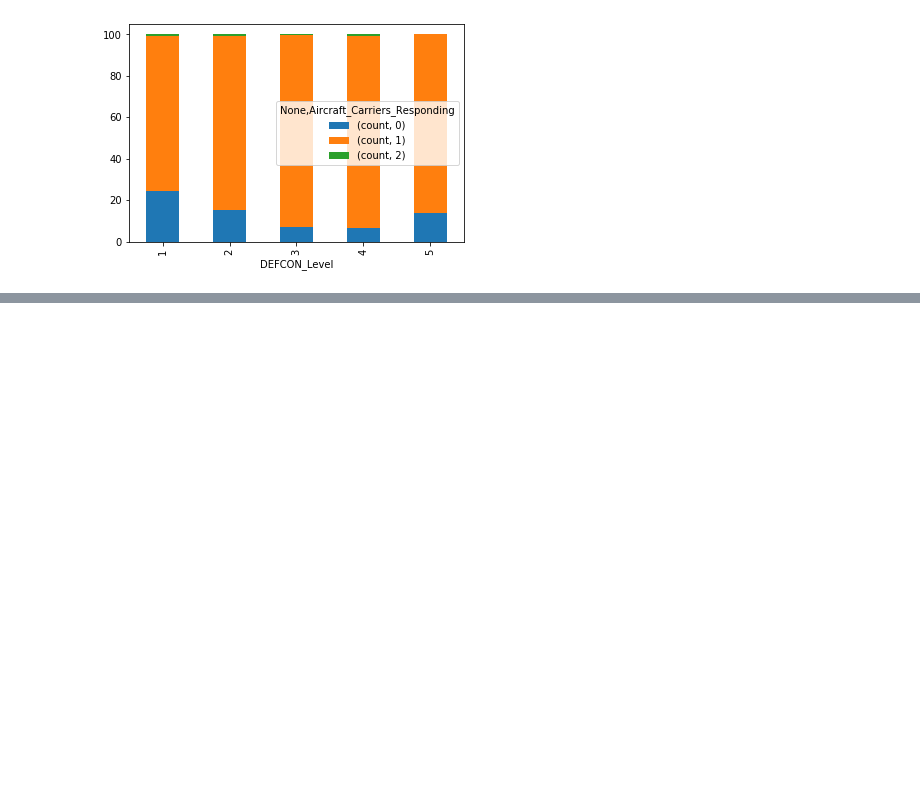
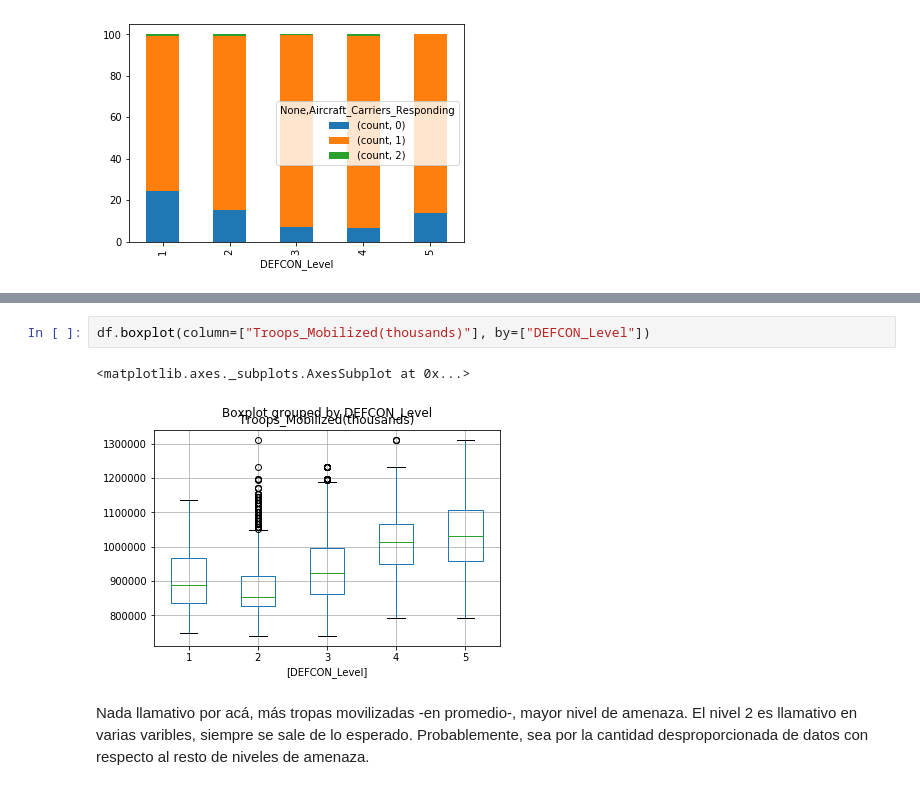
Before and after one commit to diegoesperguin/DEFCON, a Jupyter notebook: predict_DEFCON.ipynb, the cells around one changed output, grey strips where cells are left out. Drawn from its saved outputs; the diff is of its cells as text; blank space fills up the shorter version.

```diff
--- a/predict_DEFCON.ipynb
+++ b/predict_DEFCON.ipynb
@@ -496,0 +519,7 @@ df_air.unstack().plot(kind='bar',stacked=True)
+# %%
+df.boxplot(column=["Troops_Mobilized(thousands)"], by=["DEFCON_Level"])
+# %% [output]
+<matplotlib.axes._subplots.AxesSubplot at 0x...>
+[figure, added]
+# %% [markdown]
+Nada llamativo por acá, más tropas movilizadas -en promedio-, mayor nivel de amenaza. El nivel 2 es llamativo en varias varibles, siempre se sale de lo esperado. Probablemente, sea por la cantidad desproporcionada de datos con respecto al resto de niveles de amenaza.
```
Also changed, not shown: parts of 5 cells of this notebook.
